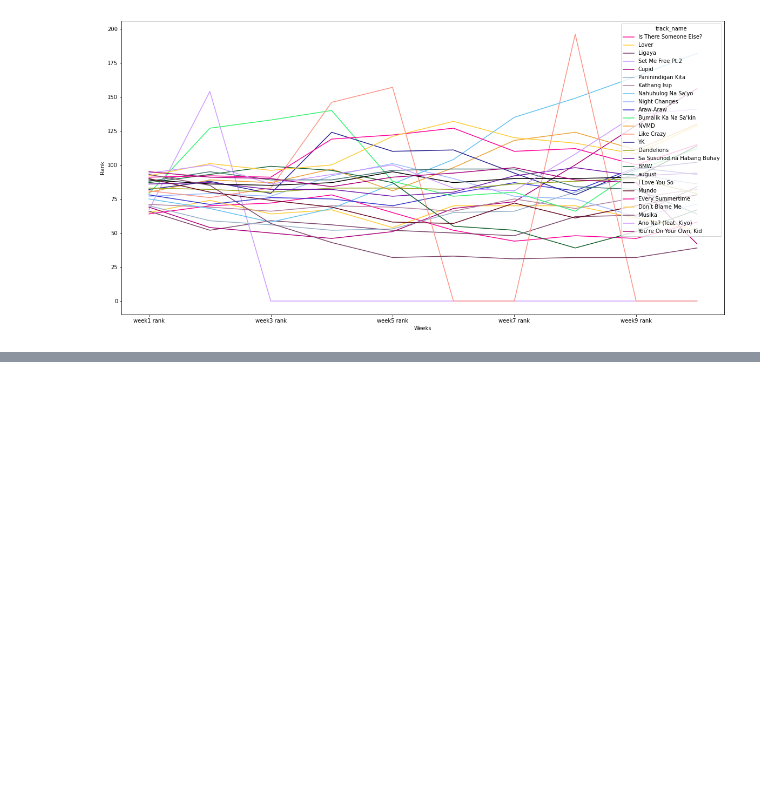
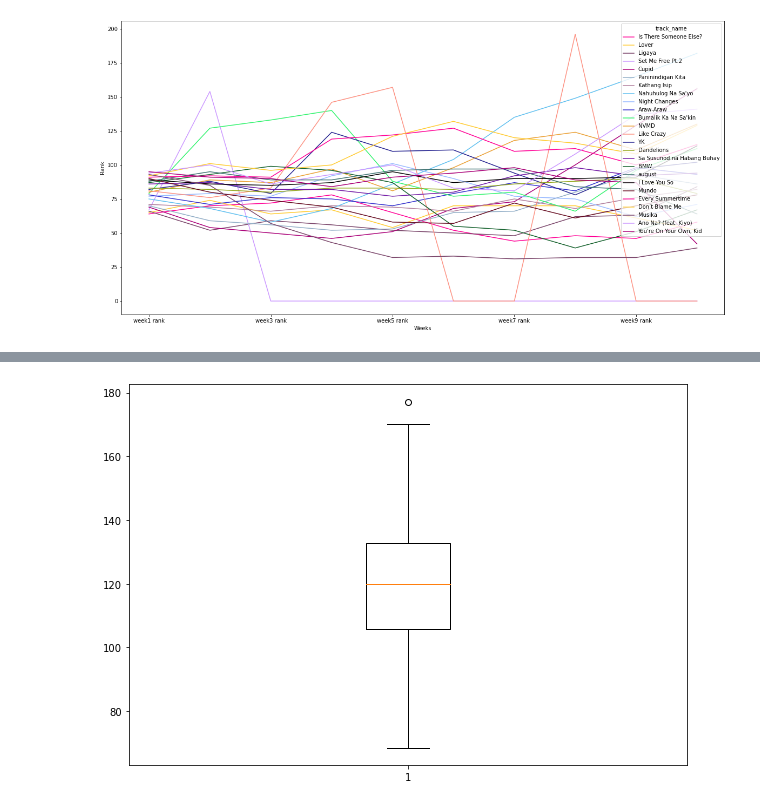
Before and after one commit to dlsucomet/aWit-trial, a Jupyter notebook: LEGIT LEGIT 032023/legit/BASIC/OUT OF TIME/more out of time.ipynb, the cells around one changed output, grey strips where cells are left out. Cells and saved outputs as stored; diff of their text form; code cells hidden in the pictures; blank space fills up the shorter version.

```diff
--- a/LEGIT LEGIT 032023/legit/BASIC/OUT OF TIME/more out of time.ipynb
+++ b/LEGIT LEGIT 032023/legit/BASIC/OUT OF TIME/more out of time.ipynb
@@ -183,0 +229,10 @@ trend_3.plot(ylabel='Rank', xlabel='Weeks', figsize=(20,10), color=['#ff0096', '
+# %%
+fig = plt.figure(figsize =(10, 7))
+
+# Creating plot
+plt.boxplot(intrinsic["tempo"])
+
+# show plot
+plt.show()
+# %% [output]
+[figure, added]
```
Also changed, not shown: parts of 39 cells of this notebook.
